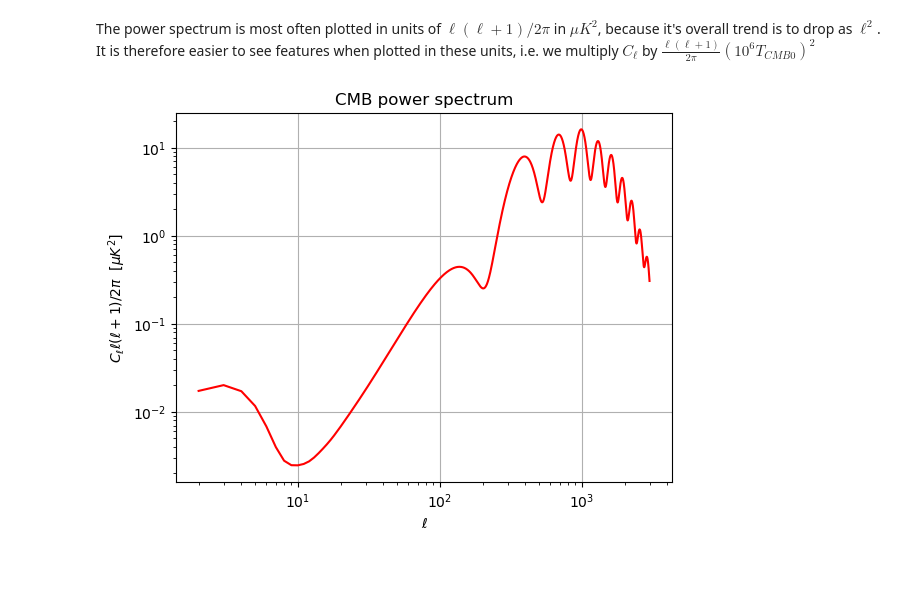
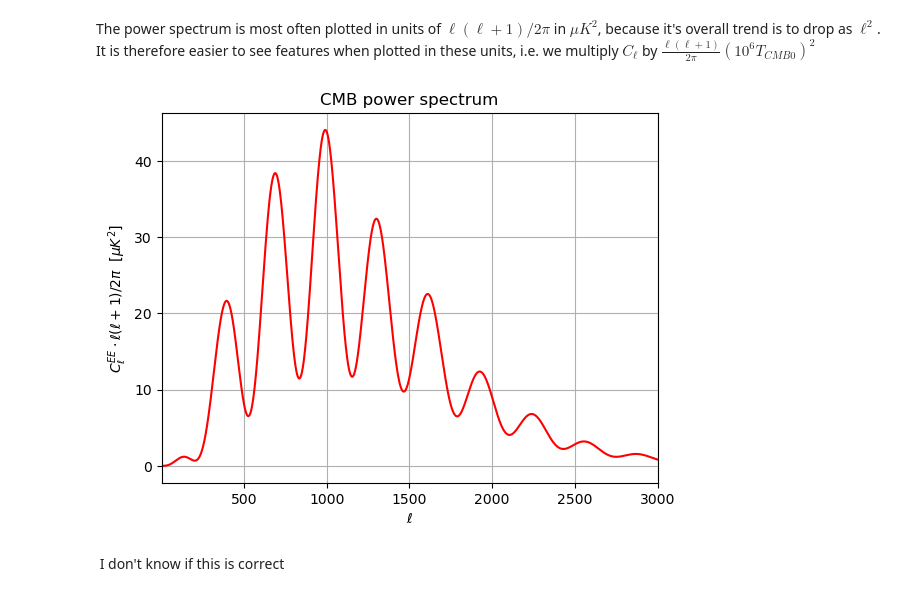
Before and after one commit to farocrown/Simreg, a Jupyter notebook: cl_cmb_try1.ipynb, the cells around one changed output. Saved outputs shown, nothing was run; the diff lists cells and outputs as text; code cells hidden in the pictures; blank space fills up the shorter version.

Commit message:
implemented the graph

```diff
--- a/cl_cmb_try1.ipynb
+++ b/cl_cmb_try1.ipynb
@@ -54,13 +48,16 @@ The power spectrum is most often plotted in units of $\ell(\ell+1)/2\pi$ in $\mu
 # %%
 ell = cl_tot['ell']
 ellt = clt['ell']
-factor = (2.726*10**12)*ell*(ell+1.)/(2.*np.pi)
-factort = (2.726*10**12)*ellt*(ellt+1.)/(2.*np.pi)
+pi = np.pi
+factor = ((2.72*10**6)**2)*ell*(ell+1.)/2./pi
 # %%
-plt.loglog(cl_tot['ell'][2:],factor[2:]*cl_tot['ee'][2:], color='r')
+plt.xlim([2,3000])
+plt.plot(cl_tot['ell'],factor*cl_tot['ee'], color='r')
 plt.xlabel('$\ell$')
-plt.ylabel('$C_{\ell}\ell(\ell+1)/2\pi \ \ [\mu K^2]$')
+plt.ylabel('$C^{EE}_{\ell}\cdot \ell(\ell+1)/2\pi \ \ [\mu K^2]$')
 plt.title('CMB power spectrum')
 plt.grid(True)
 # %% [output]
-[figure, old version]
+[figure, new version]
+# %% [markdown]
+ I don't know if this is correct
```
Also changed, not shown: parts of 4 cells of this notebook.
